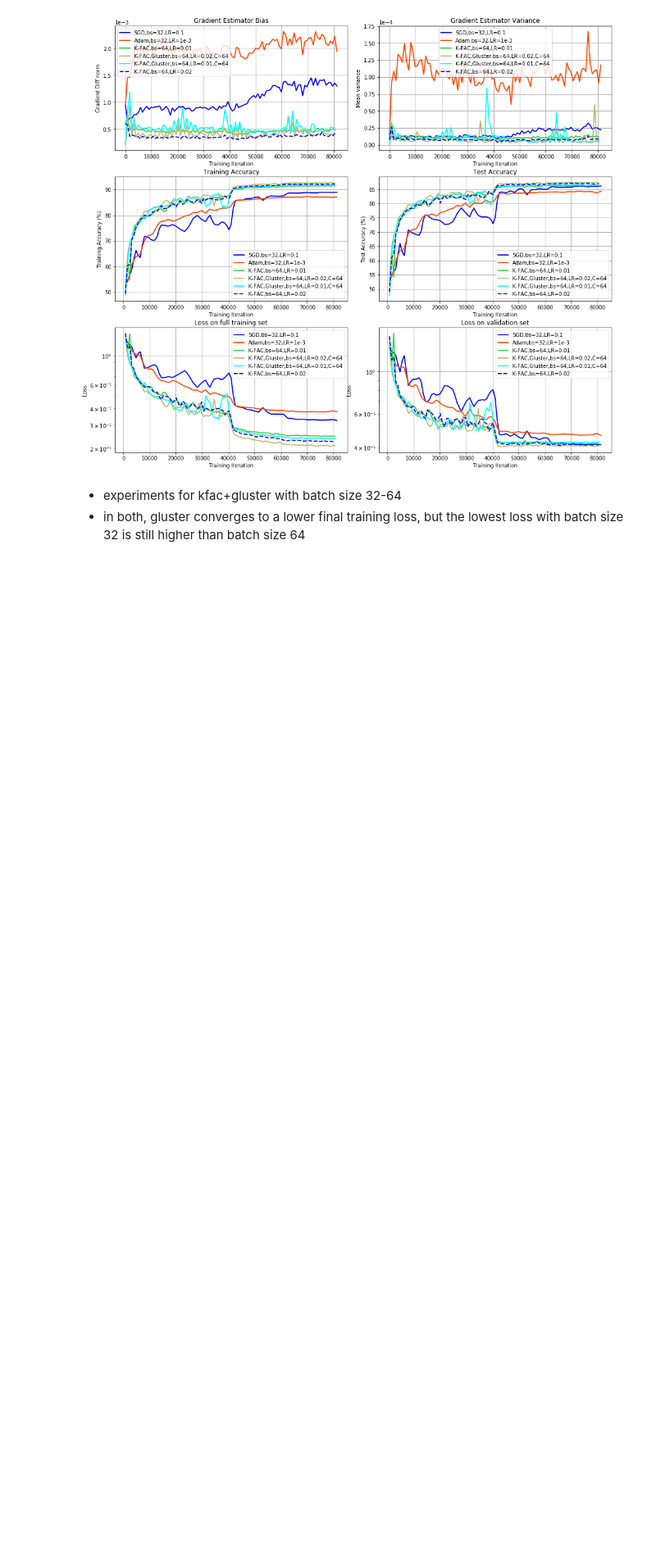
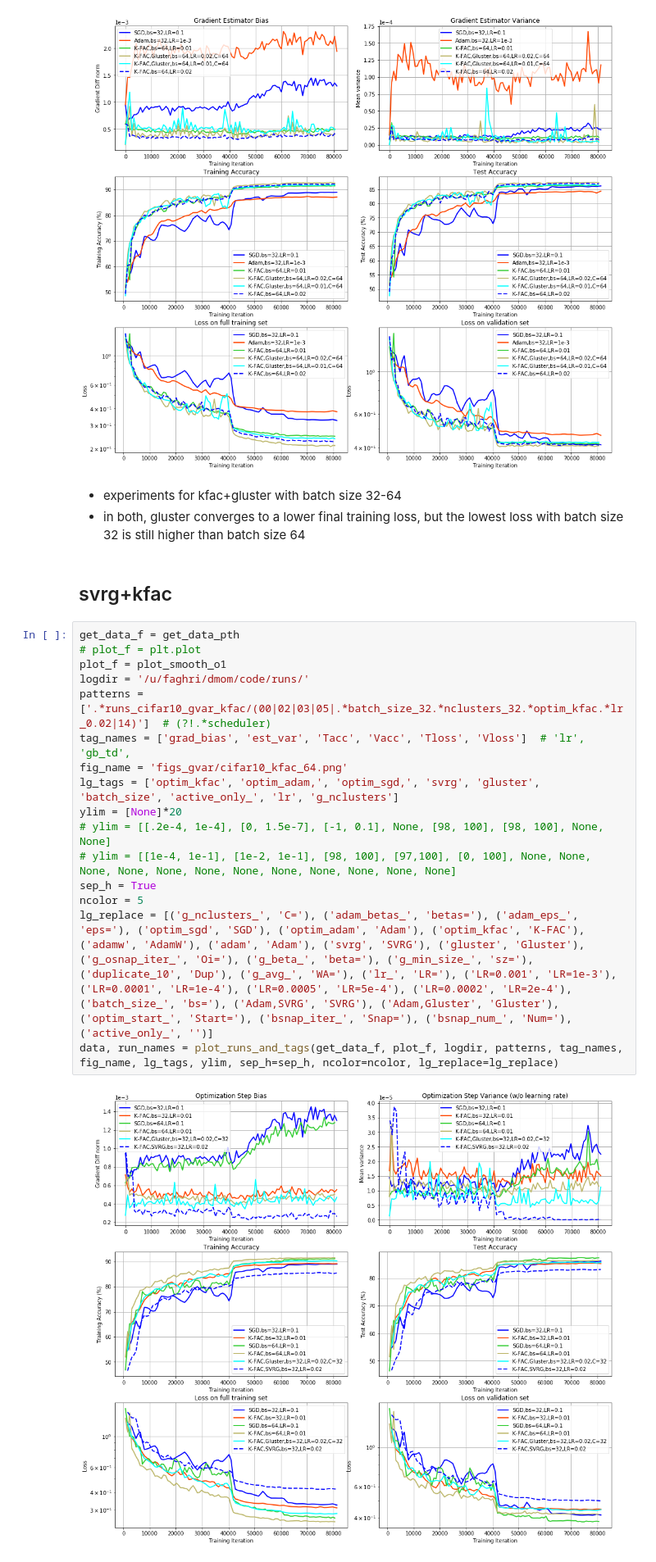
Before and after one commit to fartashf/gvar_code, a Jupyter notebook: notebooks/figures_gvar2.ipynb, the cells around one changed output. Shown at 82% size. Cells and saved outputs as stored; diff of their text form; blank space fills up the shorter version.

Commit message:
svrg kfac

```diff
--- a/notebooks/figures_gvar2.ipynb
+++ b/notebooks/figures_gvar2.ipynb
@@ -153,3 +153,23 @@ data, run_names = plot_runs_and_tags(get_data_f, plot_f, logdir, patterns, tag_n
 # %% [markdown]
 * experiments for kfac+gluster with batch size 32-64
 * in both, gluster converges to a lower final training loss, but the lowest loss with batch size 32 is still higher than batch size 64
+# %% [markdown]
+## svrg+kfac
+# %%
+get_data_f = get_data_pth
+# plot_f = plt.plot
+plot_f = plot_smooth_o1
+logdir = '/u/faghri/dmom/code/runs/'
+patterns = ['.*runs_cifar10_gvar_kfac/(00|02|03|05|.*batch_size_32.*nclusters_32.*optim_kfac.*lr_0.02|14)']  # (?!.*scheduler)
+tag_names = ['grad_bias', 'est_var', 'Tacc', 'Vacc', 'Tloss', 'Vloss']  # 'lr', 'gb_td',
+fig_name = 'figs_gvar/cifar10_kfac_64.png'
+lg_tags = ['optim_kfac', 'optim_adam,', 'optim_sgd,', 'svrg', 'gluster', 'batch_size', 'active_only_', 'lr', 'g_nclusters']
+ylim = [None]*20
+# ylim = [[.2e-4, 1e-4], [0, 1.5e-7], [-1, 0.1], None, [98, 100], [98, 100], None, None]
+# ylim = [[1e-4, 1e-1], [1e-2, 1e-1], [98, 100], [97,100], [0, 100], None, None, None, None, None, None, None, None, None, None, None, None]
+sep_h = True
+ncolor = 5
+lg_replace = [('g_nclusters_', 'C='), ('adam_betas_', 'betas='), ('adam_eps_', 'eps='), ('optim_sgd', 'SGD'), ('optim_adam', 'Adam'), ('optim_kfac', 'K-FAC'), ('adamw', 'AdamW'), ('adam', 'Adam'), ('svrg', 'SVRG'), ('gluster', 'Gluster'), ('g_osnap_iter_', 'Oi='), ('g_beta_', 'beta='), ('g_min_size_', 'sz='), ('duplicate_10', 'Dup'), ('g_avg_', 'WA='), ('lr_', 'LR='), ('LR=0.001', 'LR=1e-3'), ('LR=0.0001', 'LR=1e-4'), ('LR=0.0005', 'LR=5e-4'), ('LR=0.0002', 'LR=2e-4'), ('batch_size_', 'bs='), ('Adam,SVRG', 'SVRG'), ('Adam,Gluster', 'Gluster'), ('optim_start_', 'Start='), ('bsnap_iter_', 'Snap='), ('bsnap_num_', 'Num='), ('active_only_', '')]
+data, run_names = plot_runs_and_tags(get_data_f, plot_f, logdir, patterns, tag_names, fig_name, lg_tags, ylim, sep_h=sep_h, ncolor=ncolor, lg_replace=lg_replace)
+# %% [output]
+[figure, added]
```
Also changed, not shown: 2 other files.
